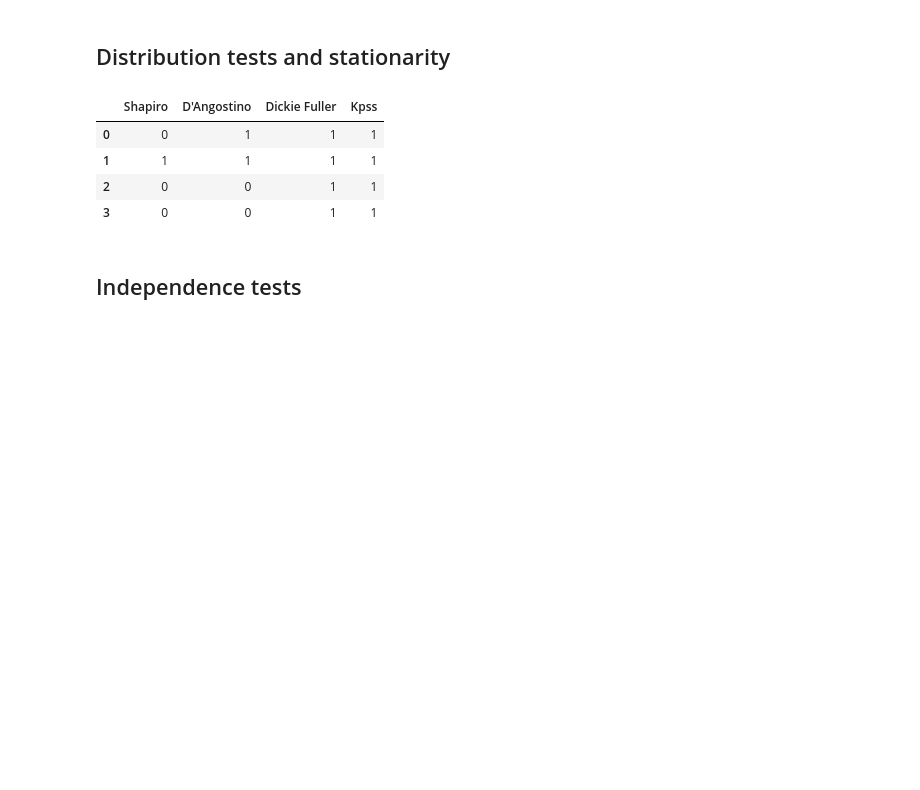
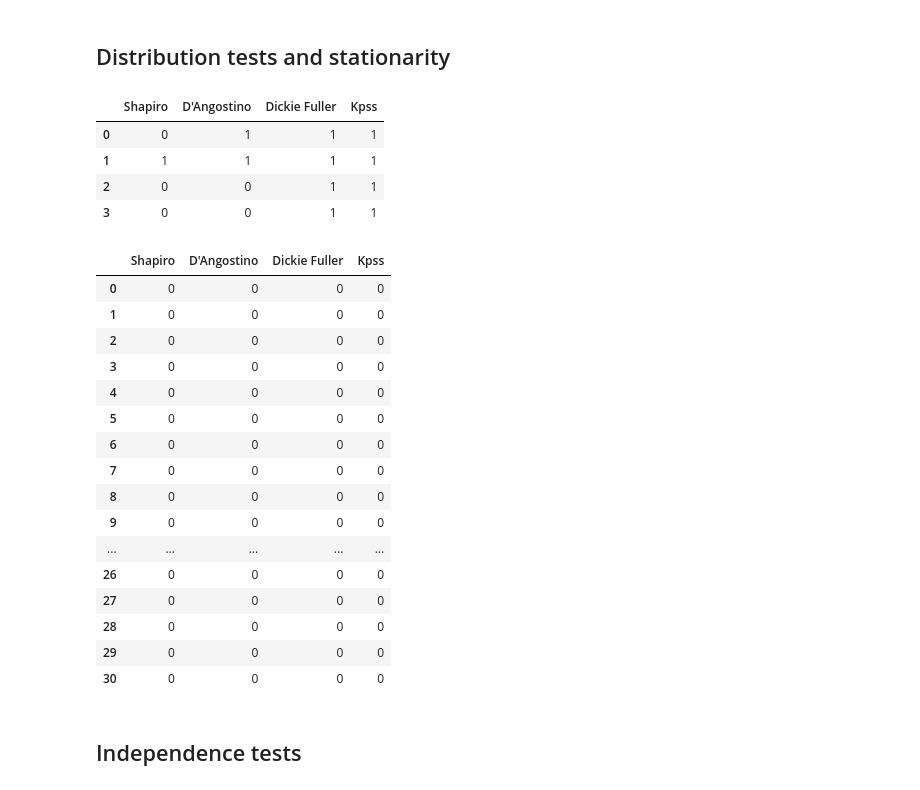
Before and after one commit to CamiVasz/AI, a Jupyter notebook: Clustering/statistical-analysis.ipynb, the cells around one changed output. Drawn from its saved outputs; the diff is of its cells as text; code cells hidden in the pictures; blank space fills up the shorter version.

```diff
--- a/Clustering/statistical-analysis.ipynb
+++ b/Clustering/statistical-analysis.ipynb
@@ -72,7 +129,7 @@ for i in range(N):
     normal.append(1 if p2 > 0.05 else 0)
     stat, p3, lags, obs, crit, t = adfuller(iris[i])#, nlags = 'auto')
     dfuller.append(1 if p3 > 0.05 else 0)
-    stat, p4, lags, crit = kpss(iris[1], nlags = 'auto')
+    stat, p4, lags, crit = kpss(iris[i], nlags = 'auto')
     kp.append(1 if p3 > 0.05 else 0)
 descriptive['Shapiro'] = sw
 descriptive['D\'Angostino'] = normal
@@ -85,6 +142,44 @@ descriptive
 | 1 | 1 | 1 | 1 | 1 |
 | 2 | 0 | 0 | 1 | 1 |
 | 3 | 0 | 0 | 1 | 1 |
+# %%
+descriptive = pd.DataFrame()
+sw = []
+normal = []
+dfuller = []
+kp = []
+for i in credit.columns:
+    stat, p1 = shapiro(credit[i])
+    sw.append(1 if p1 > 0.05 else 0)
+    stat, p2 = normaltest(credit[i])
+    normal.append(1 if p2 > 0.05 else 0)
+    stat, p3, lags, obs, crit, t = adfuller(credit[i])#, nlags = 'auto')
+    dfuller.append(1 if p3 > 0.05 else 0)
+    stat, p4, lags, crit = kpss(credit[i], nlags = 'auto')
+    kp.append(1 if p3 > 0.05 else 0)
+descriptive['Shapiro'] = sw
+descriptive['D\'Angostino'] = normal
+descriptive['Dickie Fuller'] = dfuller
+descriptive['Kpss'] = kp
+descriptive
+# %% [output]
+|  | Shapiro | D'Angostino | Dickie Fuller | Kpss |
+| 0 | 0 | 0 | 0 | 0 |
+| 1 | 0 | 0 | 0 | 0 |
+| 2 | 0 | 0 | 0 | 0 |
+| 3 | 0 | 0 | 0 | 0 |
+| 4 | 0 | 0 | 0 | 0 |
+| 5 | 0 | 0 | 0 | 0 |
+| 6 | 0 | 0 | 0 | 0 |
+| 7 | 0 | 0 | 0 | 0 |
+| 8 | 0 | 0 | 0 | 0 |
+| 9 | 0 | 0 | 0 | 0 |
+| ... | ... | ... | ... | ... |
+| 26 | 0 | 0 | 0 | 0 |
+| 27 | 0 | 0 | 0 | 0 |
+| 28 | 0 | 0 | 0 | 0 |
+| 29 | 0 | 0 | 0 | 0 |
+| 30 | 0 | 0 | 0 | 0 |
 # %% [markdown]
 ## Independence tests
 # %%
```
Also changed, not shown: parts of 11 cells of this notebook, 2 other files.
